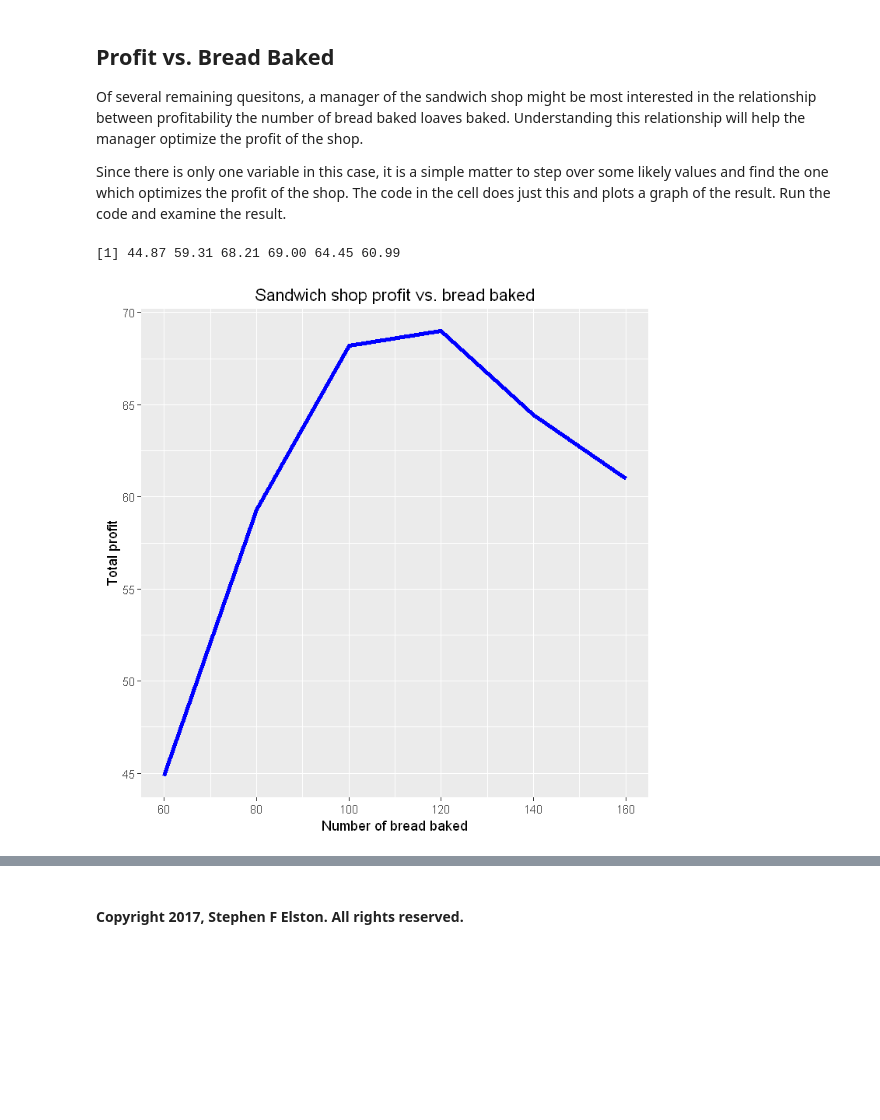
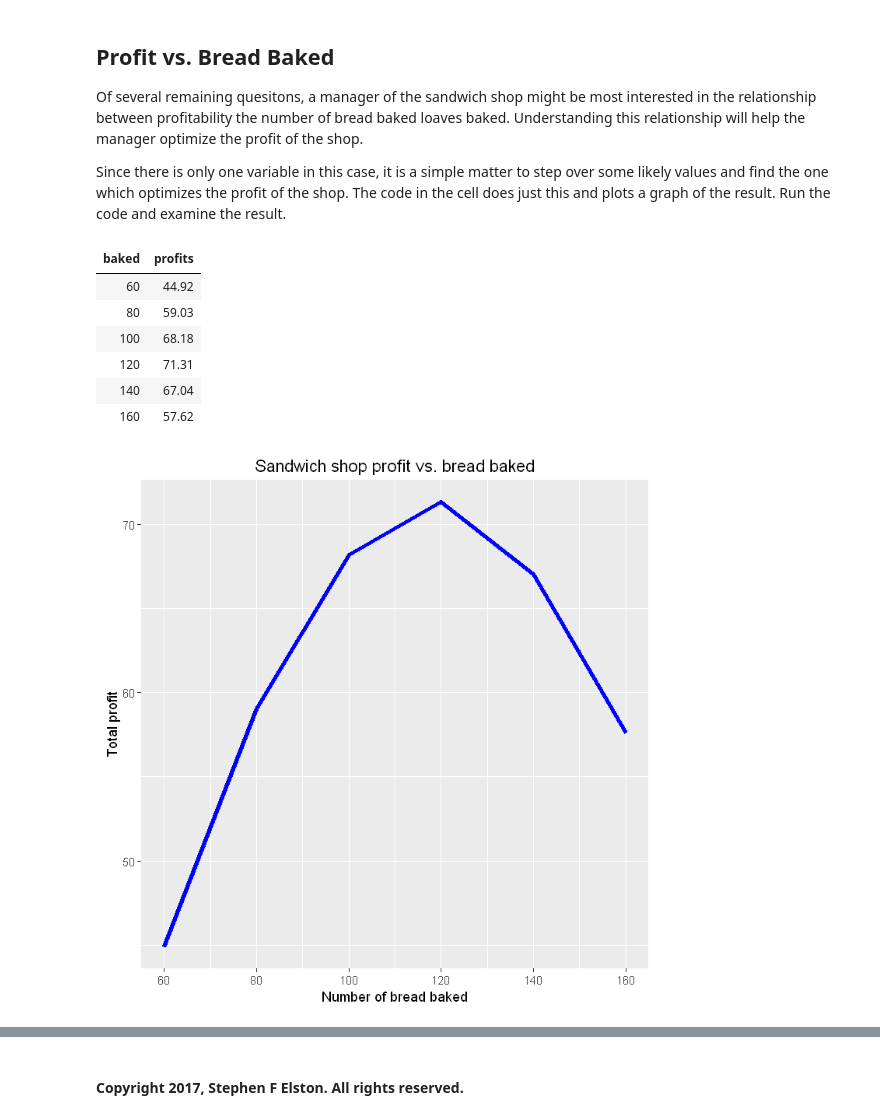
Before and after one commit to StephenElston/DataScience350, a Jupyter notebook: Lecture3/Simulation.ipynb, the cells around one changed output, grey strips where cells are left out. Drawn from its saved outputs; the diff is of its cells as text; code cells hidden in the pictures; blank space fills up the shorter version.

```diff
--- a/Lecture3/Simulation.ipynb
+++ b/Lecture3/Simulation.ipynb
@@ -246,23 +248,33 @@ Of several remaining quesitons, a manager of the sandwich shop might be most int
 
 Since there is only one variable in this case, it is a simple matter to step over some likely values and find the one which optimizes the profit of the shop. The code in the cell does just this and plots a graph of the result. Run the code and examine the result.
 # %%
-plot.profit = function(baked, n = 100, lambda = 100, earned = 1.0, cost = 0.25){
-    require(ggplot2)
+sim.total = function(baked, group, n = 100, lambda = 100, earned = 1.0, cost = 0.25){
     bake.steps = length(baked)
     profits = rep(0, length.out = bake.steps)
     for(i in 1:bake.steps) {
         demand = sim.profit(baked = baked[i], n = n, lambda = lambda, earned = earned, cost = cost)
         profits[i] = mean(demand$profit)
     }
-    demand = data.frame(baked = baked, profits = profits)
+    data.frame(sim.group = group, baked = baked, profits = profits)
+}
+
+plot.profit = function(baked, n = 100, lambda = 100, earned = 1.0, cost = 0.25){
+    require(ggplot2)
+    demand = sim.total(baked = baked, group = 1, n = 100, lambda = 100, earned = 1.0, cost = 0.25)
     print(ggplot(demand, aes(baked, profits)) +
           geom_line(size = 1.5, color = 'blue') +
          xlab('Number of bread baked') + ylab('Total profit') +
          ggtitle('Sandwich shop profit vs. bread baked'))
-    profits
+    demand[, c('baked', 'profits')]
 }
 baked = c(60, 80, 100, 120, 140, 160)
 plot.profit(baked)
 # %% [output]
-[1] 44.87 59.31 68.21 69.00 64.45 60.99
+| baked | profits |
+| 60 | 44.92 |
+| 80 | 59.03 |
+| 100 | 68.18 |
+| 120 | 71.31 |
+| 140 | 67.04 |
+| 160 | 57.62 |
-[figure, old version]
+[figure, new version]
```
Also changed, not shown: parts of 5 cells of this notebook.
